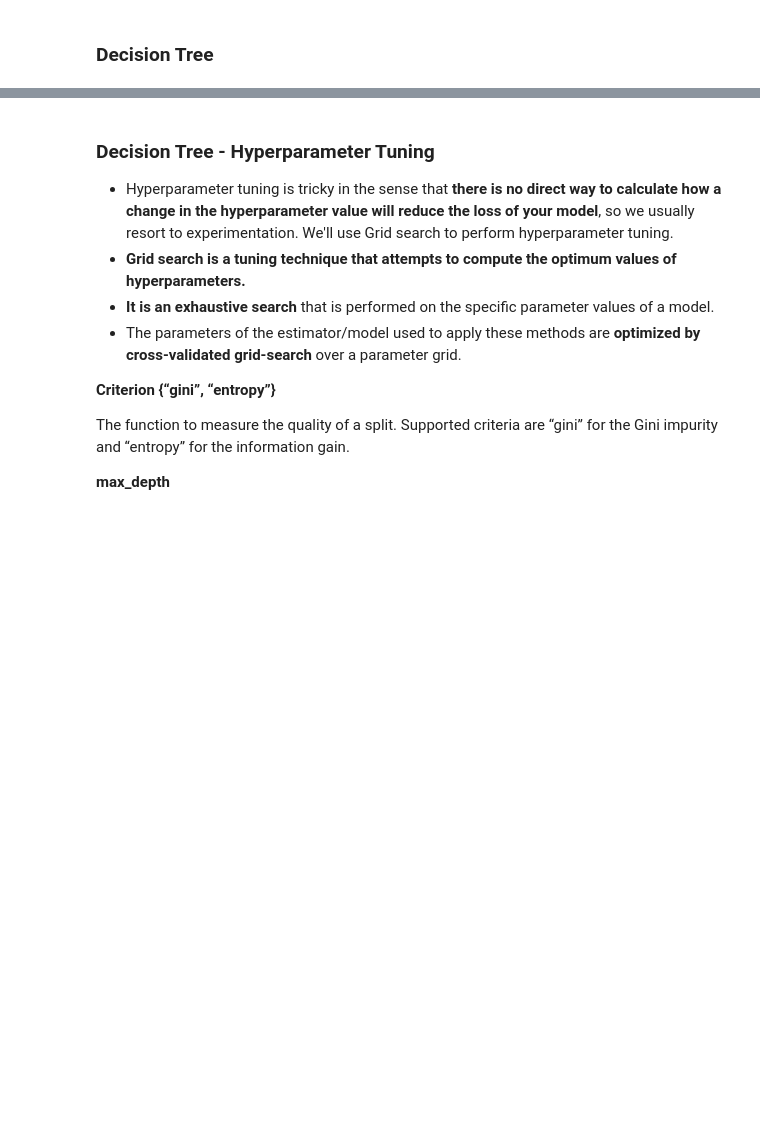
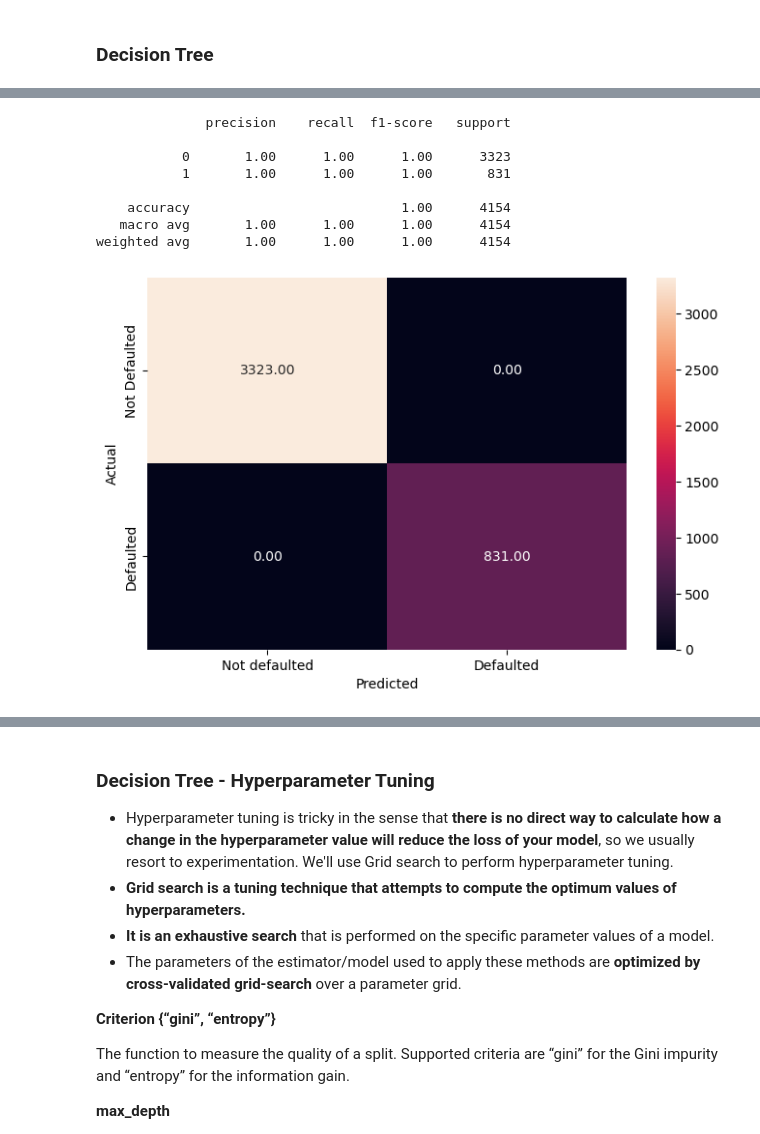
Before and after one commit to vmagar1729/analytiqbit, a Jupyter notebook: notebooks/Capstone_Project_Reference_Notebook_Loan_Default_Prediction_Full_Code.ipynb, the cells around one changed output, grey strips where cells are left out. Drawn from its saved outputs; the diff is of its cells as text; code cells hidden in the pictures; blank space fills up the shorter version.

```diff
--- a/notebooks/Capstone_Project_Reference_Notebook_Loan_Default_Prediction_Full_Code.ipynb
+++ b/notebooks/Capstone_Project_Reference_Notebook_Loan_Default_Prediction_Full_Code.ipynb
@@ -1658,0 +1789,15 @@ Total Profit: 8016360.848775176
+# %%
+# Checking performance on the training dataset
+y_train_pred_dt_wt = dt_weighted.predict(x_train)
+
+metrics_score(y_train, y_train_pred_dt_wt)
+# %% [output]
+              precision    recall  f1-score   support
+
+           0       1.00      1.00      1.00      3323
+           1       1.00      1.00      1.00       831
+
+    accuracy                           1.00      4154
+   macro avg       1.00      1.00      1.00      4154
+weighted avg       1.00      1.00      1.00      4154
+[figure, added]
```
Also changed, not shown: parts of 21 cells of this notebook, 1 other file.
